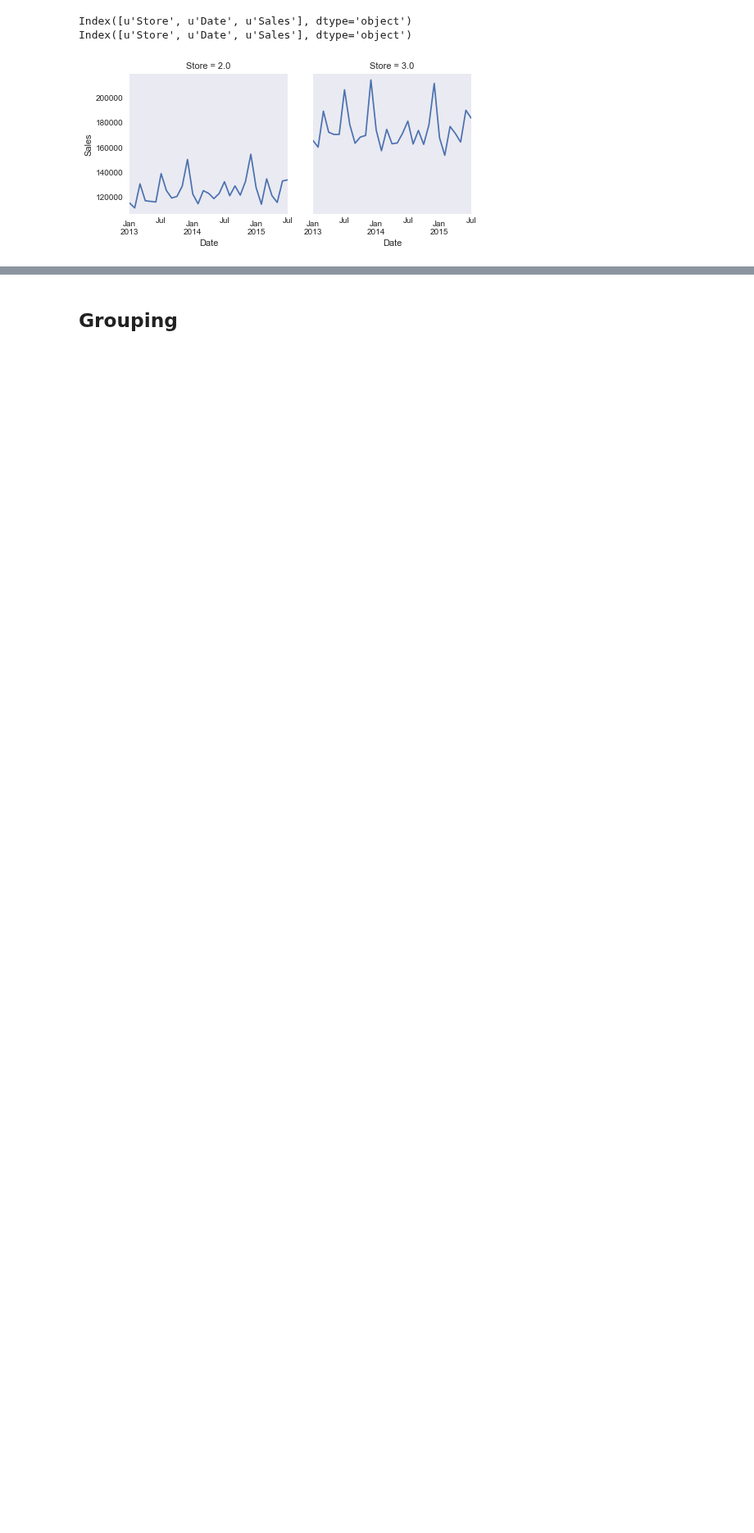
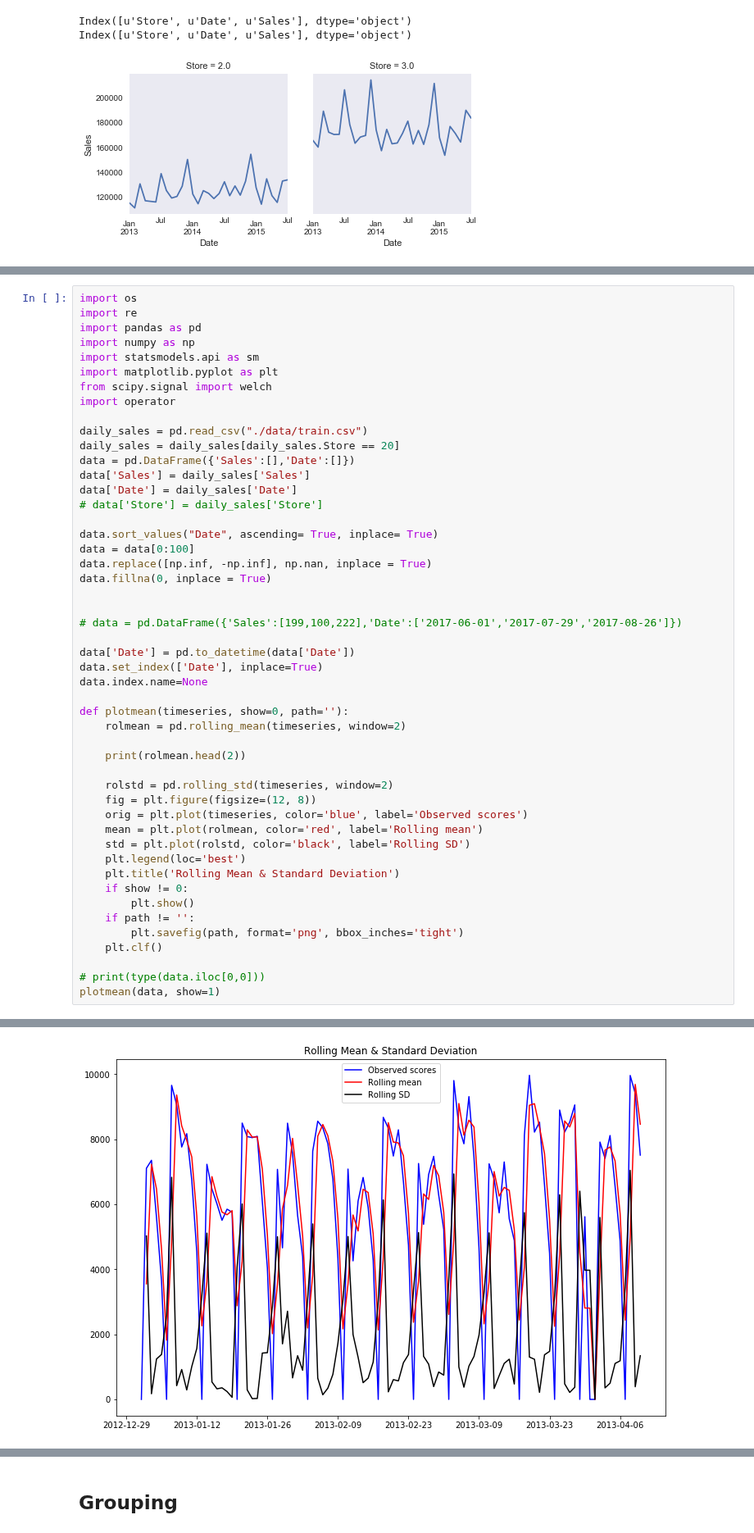
Before and after one commit to jtang145/machine-learning-courses, a Jupyter notebook: graduation_project/play_ground.ipynb, the cells around one changed output, grey strips where cells are left out. Shown at 82% size. Drawn from its saved outputs; the diff is of its cells as text; blank space fills up the shorter version.

```diff
--- a/graduation_project/play_ground.ipynb
+++ b/graduation_project/play_ground.ipynb
@@ -134,0 +258,50 @@ g = g.map_dataframe(dateplot, "date", "val")
+# %%
+import os
+import re
+import pandas as pd
+import numpy as np
+import statsmodels.api as sm
+import matplotlib.pyplot as plt
+from scipy.signal import welch
+import operator
+
+daily_sales = pd.read_csv("./data/train.csv")
+daily_sales = daily_sales[daily_sales.Store == 20]
+data = pd.DataFrame({'Sales':[],'Date':[]})
+data['Sales'] = daily_sales['Sales']
+data['Date'] = daily_sales['Date']
+# data['Store'] = daily_sales['Store']
+
+data.sort_values("Date", ascending= True, inplace= True)
+data = data[0:100]
+data.replace([np.inf, -np.inf], np.nan, inplace = True)
+data.fillna(0, inplace = True)
+
+
+# data = pd.DataFrame({'Sales':[199,100,222],'Date':['2017-06-01','2017-07-29','2017-08-26']})
+
+data['Date'] = pd.to_datetime(data['Date'])
+data.set_index(['Date'], inplace=True)
+data.index.name=None
+
+def plotmean(timeseries, show=0, path=''):
+    rolmean = pd.rolling_mean(timeseries, window=2)
+
+    print(rolmean.head(2))
+
+    rolstd = pd.rolling_std(timeseries, window=2)
+    fig = plt.figure(figsize=(12, 8))
+    orig = plt.plot(timeseries, color='blue', label='Observed scores')
+    mean = plt.plot(rolmean, color='red', label='Rolling mean')
+    std = plt.plot(rolstd, color='black', label='Rolling SD')
+    plt.legend(loc='best')
+    plt.title('Rolling Mean & Standard Deviation')
+    if show != 0:
+        plt.show()
+    if path != '':
+        plt.savefig(path, format='png', bbox_inches='tight')
+    plt.clf()
+
+# print(type(data.iloc[0,0]))
+plotmean(data, show=1)
+# %% [output]
@@ -134,0 +311 @@ g = g.map_dataframe(dateplot, "date", "val")
+[figure, added]
```
Also changed, not shown: parts of 9 cells of this notebook, 1 other file.
